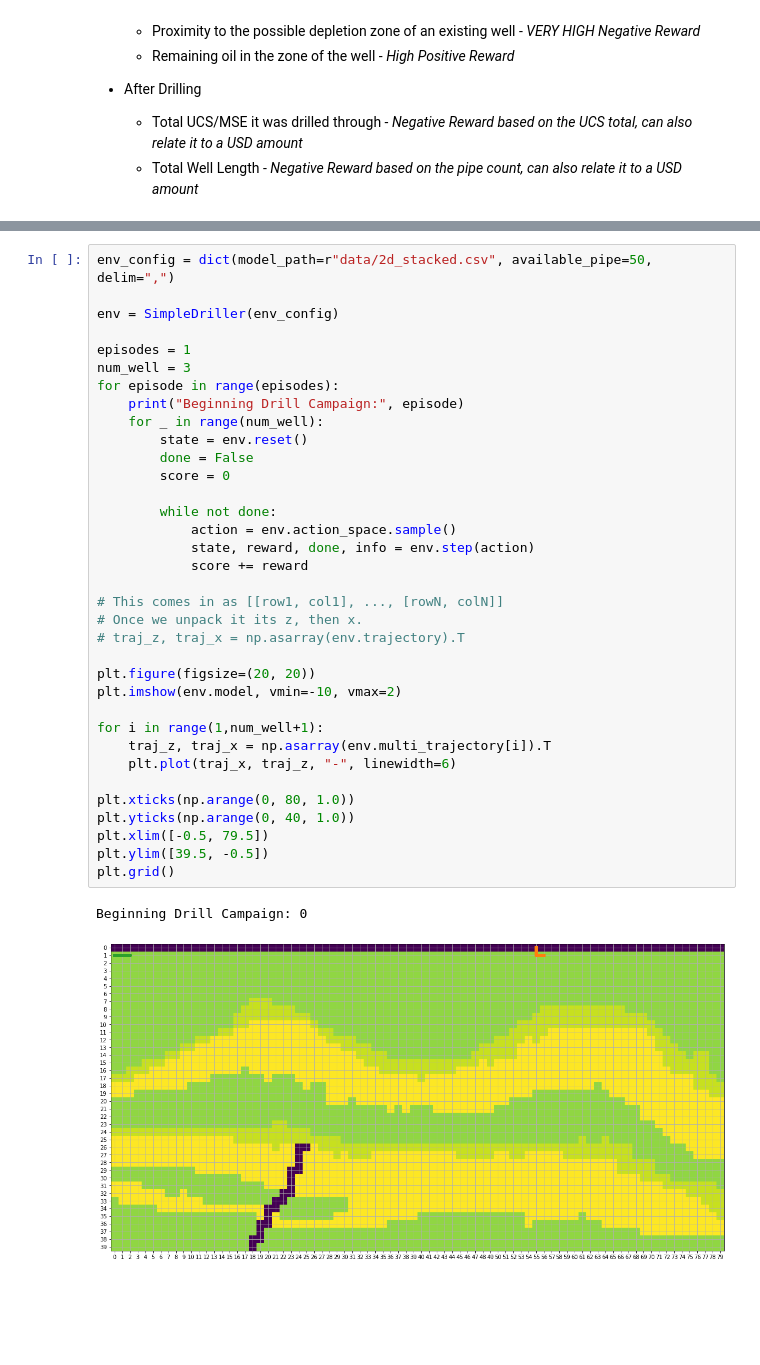
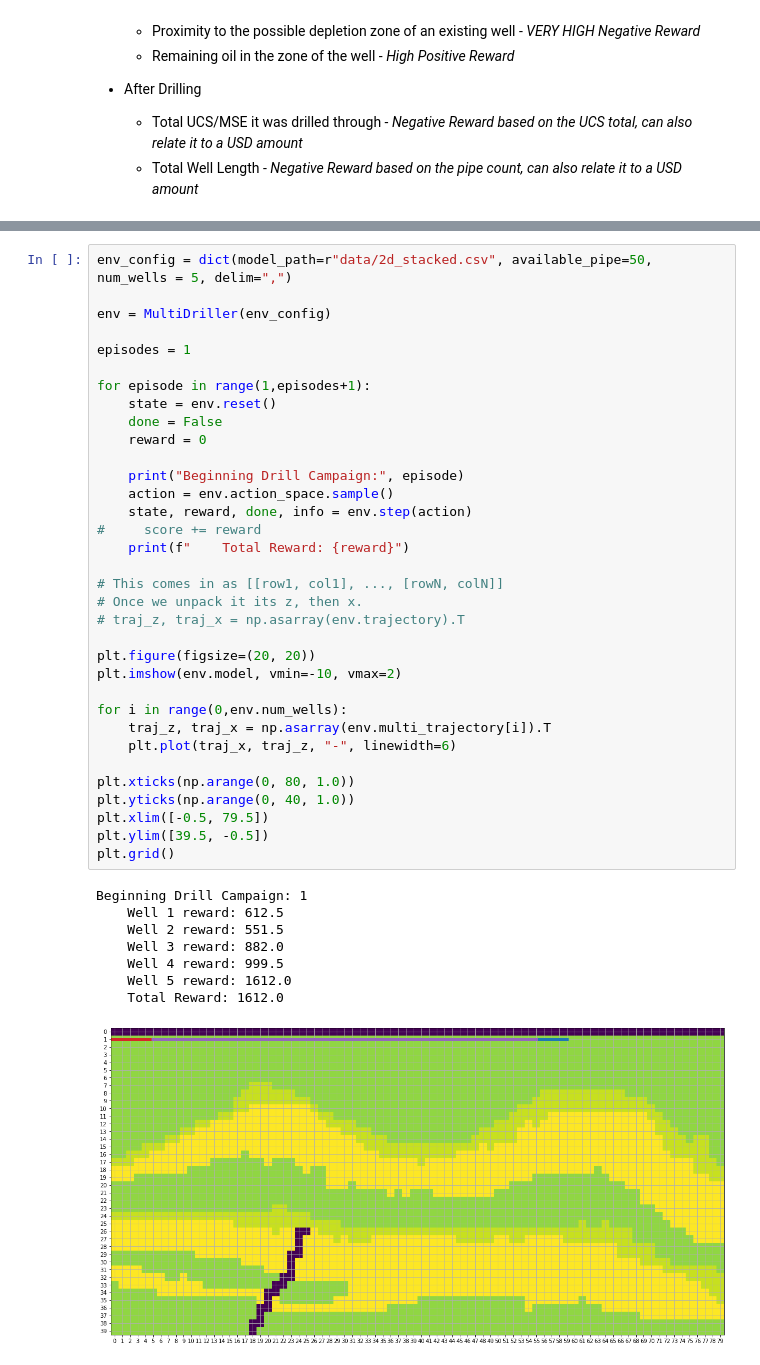
Before and after one commit to svpoludasu/wildcatter, a Jupyter notebook: examples/Trial 1 - Custom Environment.ipynb, the cells around one changed output, grey strips where cells are left out. Cells and saved outputs as stored; diff of their text form; blank space fills up the shorter version.

```diff
--- a/examples/Trial 1 - Custom Environment.ipynb
+++ b/examples/Trial 1 - Custom Environment.ipynb
@@ -146,19 +282,18 @@ class SimpleDriller(Env):  # type: ignore
 # %%
-env_config = dict(model_path=r"data/2d_stacked.csv", available_pipe=50, delim=",")
+env_config = dict(model_path=r"data/2d_stacked.csv", available_pipe=50, num_wells = 5, delim=",")
 
-env = SimpleDriller(env_config)
+env = MultiDriller(env_config)
 
 episodes = 1
-num_well = 3
-for episode in range(episodes):
+
+for episode in range(1,episodes+1):
+    state = env.reset()
+    done = False
+    reward = 0
+
     print("Beginning Drill Campaign:", episode)
-    for _ in range(num_well):
-        state = env.reset()
-        done = False
-        score = 0
-
-        while not done:
-            action = env.action_space.sample()
-            state, reward, done, info = env.step(action)
-            score += reward
+    action = env.action_space.sample()
+    state, reward, done, info = env.step(action)
+#     score += reward
+    print(f"    Total Reward: {reward}")
 
@@ -166,18 +301,24 @@ for episode in range(episodes):
 # Once we unpack it its z, then x.
 # traj_z, traj_x = np.asarray(env.trajectory).T
 
 plt.figure(figsize=(20, 20))
 plt.imshow(env.model, vmin=-10, vmax=2)
 
-for i in range(1,num_well+1):
+for i in range(0,env.num_wells):
     traj_z, traj_x = np.asarray(env.multi_trajectory[i]).T
     plt.plot(traj_x, traj_z, "-", linewidth=6)
 
 plt.xticks(np.arange(0, 80, 1.0))
 plt.yticks(np.arange(0, 40, 1.0))
 plt.xlim([-0.5, 79.5])
 plt.ylim([39.5, -0.5])
 plt.grid()
 # %% [output]
-Beginning Drill Campaign: 0
+Beginning Drill Campaign: 1
+    Well 1 reward: 612.5
+    Well 2 reward: 551.5
+    Well 3 reward: 882.0
+    Well 4 reward: 999.5
+    Well 5 reward: 1612.0
+    Total Reward: 1612.0
-[figure, old version]
+[figure, new version]
```
Also changed, not shown: parts of 9 cells of this notebook, 1 other file.
